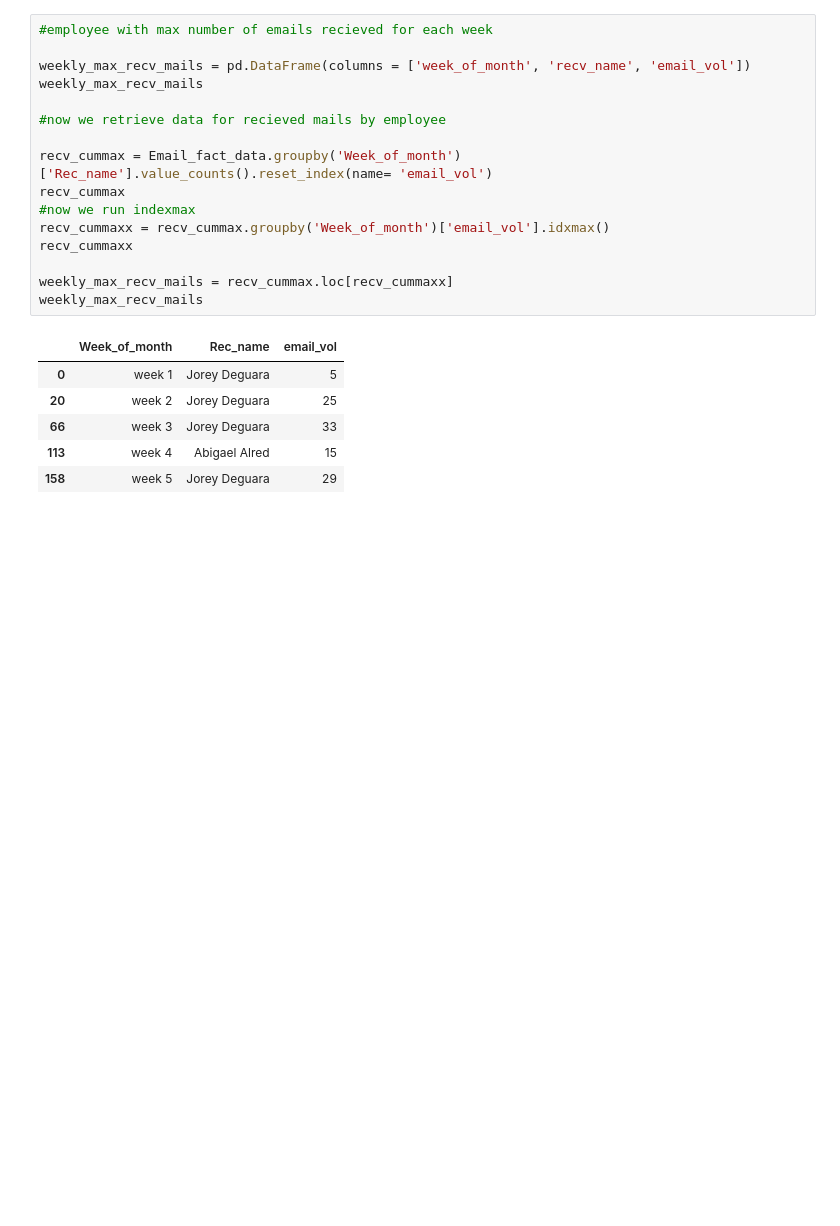
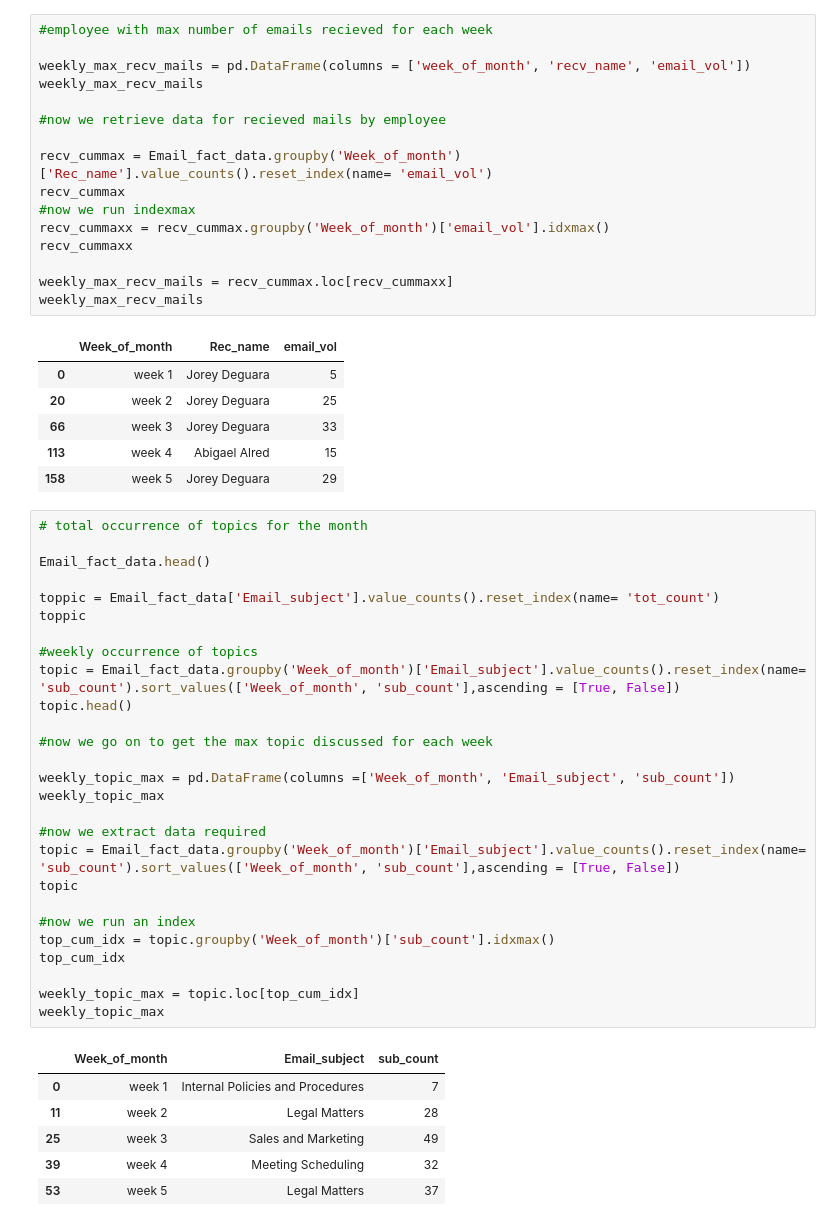
Before and after one commit to djibril968/Python_projects, a Jupyter notebook: Onyx_email_analysis.ipynb, the cells around one changed output. Drawn from its saved outputs; the diff is of its cells as text; blank space fills up the shorter version.

```diff
--- a/Onyx_email_analysis.ipynb
+++ b/Onyx_email_analysis.ipynb
@@ -728,3 +726,37 @@ weekly_max_recv_mails
 | 66 | week 3 | Jorey Deguara | 33 |
 | 113 | week 4 | Abigael Alred | 15 |
 | 158 | week 5 | Jorey Deguara | 29 |
+# %%
+# total occurrence of topics for the month
+
+Email_fact_data.head()
+
+toppic = Email_fact_data['Email_subject'].value_counts().reset_index(name= 'tot_count')
+toppic
+
+#weekly occurrence of topics
+topic = Email_fact_data.groupby('Week_of_month')['Email_subject'].value_counts().reset_index(name= 'sub_count').sort_values(['Week_of_month', 'sub_count'],ascending = [True, False])
+topic.head()
+
+#now we go on to get the max topic discussed for each week
+
+weekly_topic_max = pd.DataFrame(columns =['Week_of_month', 'Email_subject', 'sub_count'])
+weekly_topic_max
+
+#now we extract data required
+topic = Email_fact_data.groupby('Week_of_month')['Email_subject'].value_counts().reset_index(name= 'sub_count').sort_values(['Week_of_month', 'sub_count'],ascending = [True, False])
+topic
+
+#now we run an index
+top_cum_idx = topic.groupby('Week_of_month')['sub_count'].idxmax()
+top_cum_idx
+
+weekly_topic_max = topic.loc[top_cum_idx]
+weekly_topic_max
+# %% [output]
+|  | Week_of_month | Email_subject | sub_count |
+| 0 | week 1 | Internal Policies and Procedures | 7 |
+| 11 | week 2 | Legal Matters | 28 |
+| 25 | week 3 | Sales and Marketing | 49 |
+| 39 | week 4 | Meeting Scheduling | 32 |
+| 53 | week 5 | Legal Matters | 37 |
```
Also changed, not shown: parts of 5 cells of this notebook.
